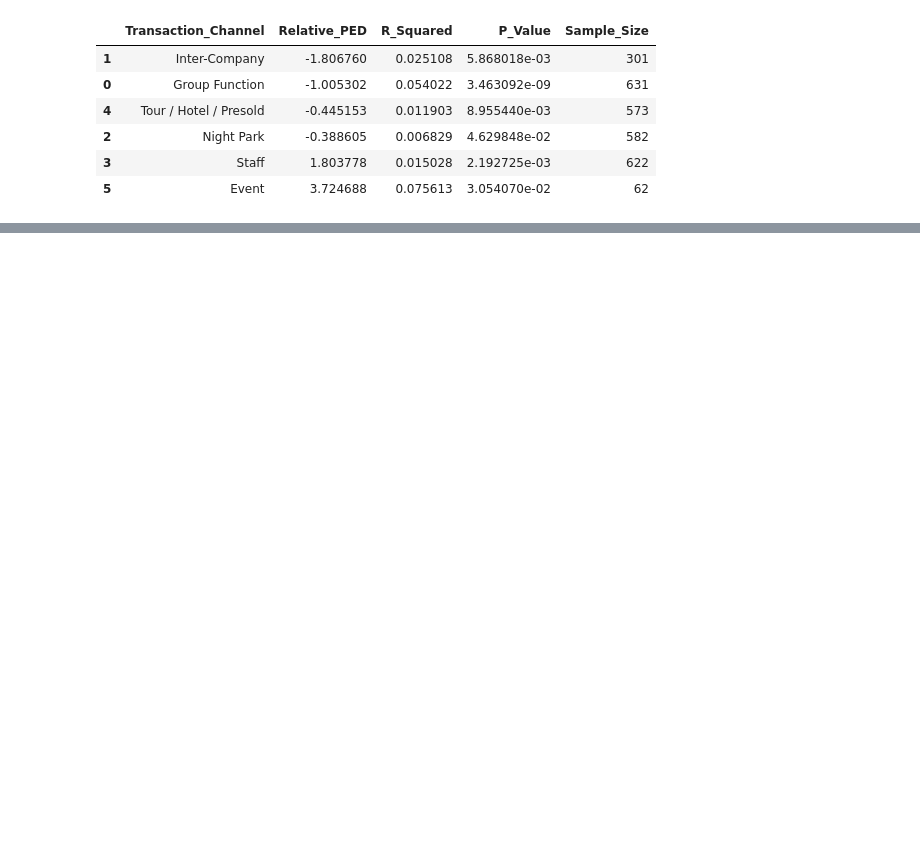
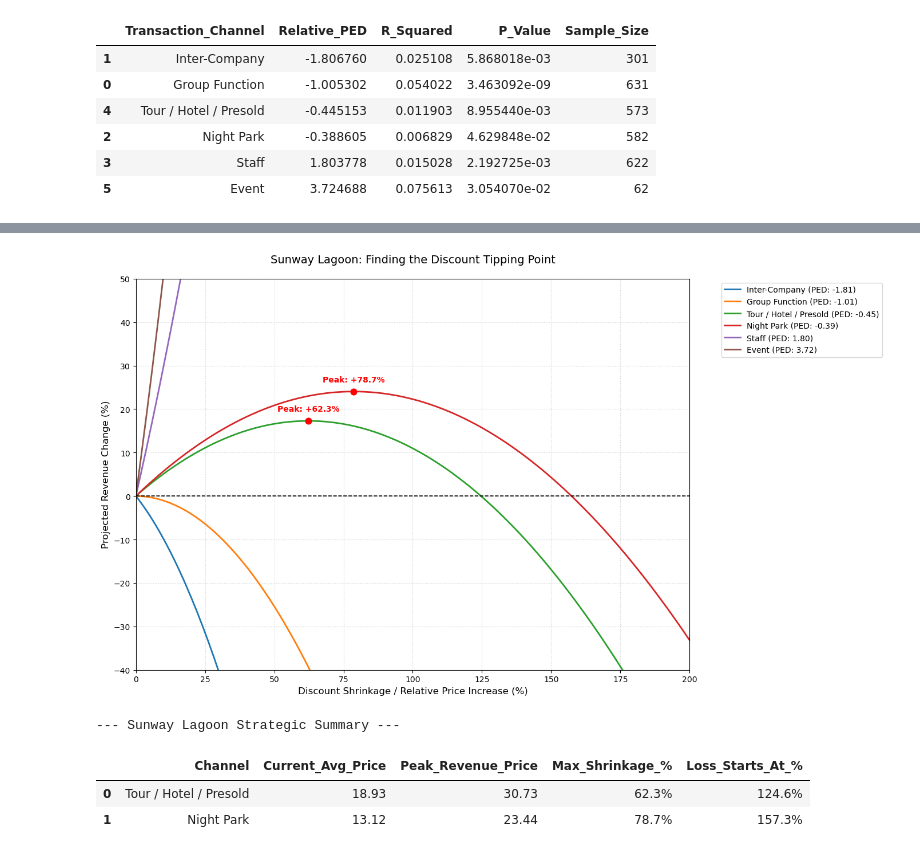
Before and after one commit to henrytansunway/sunway-theme-park, a Jupyter notebook: ped_estimation.ipynb, the cells around one changed output, grey strips where cells are left out. Drawn from its saved outputs; the diff is of its cells as text; code cells hidden in the pictures; blank space fills up the shorter version.

```diff
--- a/ped_estimation.ipynb
+++ b/ped_estimation.ipynb
@@ -268,5 +269,81 @@ Estimated Revenue Impact for a 1% Increase in Price Gap:
 # %%
 # Tour/Hotel/Presold and Night Park both have inelastic PED. I would like to find out the tipping point
-# How much we could shrink the discount of those transaction channels price compared to Walk-in when we start generating losses
-# Minimum discount we can offer relative to
+# How much we could shrink the discount of those transaction channels price compared to Walk-in when we start generating losses.
+
+# 1. Data Setup for Sunway Lagoon
+data = {
+    'Transaction_Channel': ['Inter-Company', 'Group Function', 'Tour / Hotel / Presold', 'Night Park', 'Staff', 'Event'],
+    'Relative_PED': [-1.806760, -1.005302, -0.445153, -0.388605, 1.803778, 3.724688],
+    'Current_Revenue': [297793.9, 19596380.0, 1887431.0, 2825277.0, 1685008.0, 559877.1],
+    'Mean_Price': [65.73, 33.47, 18.93, 13.12, 60.30, 108.13]
+}
+df = pd.DataFrame(data)
+
+def analyze_sunway_optimization(df):
+    plt.figure(figsize=(14, 8))
+
+    # Range of price increases: 0% to 200% to see the full curve and breakeven
+    price_changes = np.linspace(0, 2.0, 200)
+    summary_list = []
+
+    for idx, row in df.iterrows():
+        channel = row['Transaction_Channel']
+        ped = row['Relative_PED']
+
+        # Calculate % revenue change: ((1 + ΔP)(1 + PED * ΔP) - 1) * 100
+        rev_pct_change = ((1 + price_changes) * (1 + ped * price_changes) - 1) * 100
+
+        # We plot all channels, but focus optimization on inelastic ones
+        plt.plot(price_changes * 100, rev_pct_change, label=f"{channel} (PED: {ped:.2f})", linewidth=2)
+
+        # Optimization logic for Inelastic Channels (-1 < PED < 0)
+        if -1 < ped < 0:
+            # 1. Tipping Point (Peak)
+            tp_increase = (-(1 + ped) / (2 * ped)) * 100
+            max_rev_gain = ((1 + tp_increase/100) * (1 + ped * tp_increase/100) - 1) * 100
+
+            # 2. Breakeven Point (Where revenue returns to $0 gain)
+            # Calculated as x = -(ped + 1) / ped
+            breakeven_increase = (-(ped + 1) / ped) * 100
+
+            # Highlight Peak on Graph
+            plt.scatter(tp_increase, max_rev_gain, color='red', s=60, zorder=5)
+            plt.annotate(f"Peak: +{tp_increase:.1f}%",
+                         (tp_increase, max_rev_gain),
+                         xytext=(0,12), textcoords="offset points",
+                         ha='center', fontsize=10, fontweight='bold', color='red')
+
+            # Add to summary table
+            summary_list.append({
+                'Channel': channel,
+                'Current_Avg_Price': f"{row['Mean_Price']:.2f}",
+                'Peak_Revenue_Price': f"{row['Mean_Price'] * (1 + tp_increase/100):.2f}",
+                'Max_Shrinkage_%': f"{tp_increase:.1f}%",
+                'Loss_Starts_At_%': f"{breakeven_increase:.1f}%"
+            })
+
+    # Formatting
+    plt.ylim(-40, 50)
+    plt.xlim(0, 200)
+    plt.axhline(0, color='black', linewidth=1.2, linestyle='--')
+    plt.xlabel('Discount Shrinkage / Relative Price Increase (%)', fontsize=12)
+    plt.ylabel('Projected Revenue Change (%)', fontsize=12)
+    plt.title('Sunway Lagoon: Finding the Discount Tipping Point', fontsize=14, pad=20)
+    plt.legend(bbox_to_anchor=(1.05, 1), loc='upper left', frameon=True)
+    plt.grid(True, linestyle=':', alpha=0.6)
+    plt.tight_layout()
+    plt.show()
+
+    return pd.DataFrame(summary_list)
+
+# Execute and show table
+summary_df = analyze_sunway_optimization(df)
+print("\n--- Sunway Lagoon Strategic Summary ---")
+summary_df
+# %% [output]
+[figure, added]
+--- Sunway Lagoon Strategic Summary ---
+|  | Channel | Current_Avg_Price | Peak_Revenue_Price | Max_Shrinkage_% | Loss_Starts_At_% |
+| 0 | Tour / Hotel / Presold | 18.93 | 30.73 | 62.3% | 124.6% |
+| 1 | Night Park | 13.12 | 23.44 | 78.7% | 157.3% |
 # %% [markdown]
```
Also changed, not shown: parts of 17 cells of this notebook.
